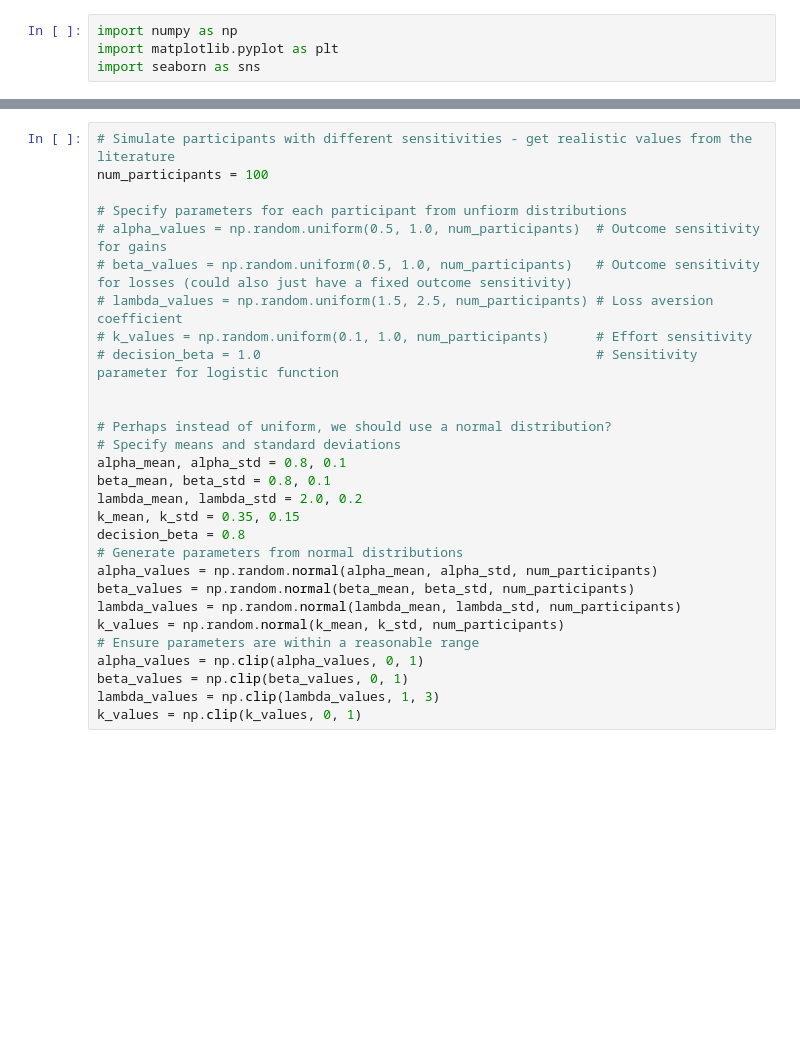
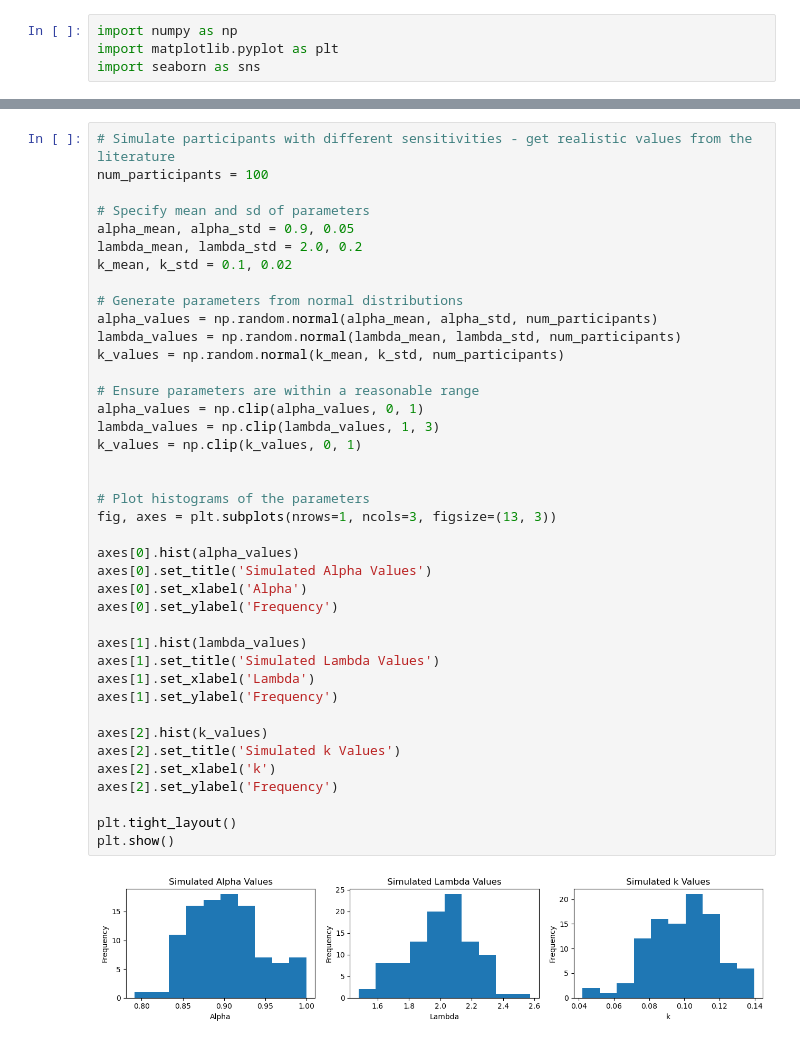
Before and after one commit to MajaFriedemann/reward-effort-task, a Jupyter notebook: simulate-task.ipynb, the cells around one changed output, grey strips where cells are left out. Drawn from its saved outputs; the diff is of its cells as text; blank space fills up the shorter version.

```diff
--- a/simulate-task.ipynb
+++ b/simulate-task.ipynb
@@ -34,31 +17,44 @@ effort_levels = np.linspace(5, 10, 6)      # 6 effort levels from 5 to 10
 # %%
 # Simulate participants with different sensitivities - get realistic values from the literature
 num_participants = 100
 
-# Specify parameters for each participant from unfiorm distributions
-# alpha_values = np.random.uniform(0.5, 1.0, num_participants)  # Outcome sensitivity for gains
-# beta_values = np.random.uniform(0.5, 1.0, num_participants)   # Outcome sensitivity for losses (could also just have a fixed outcome sensitivity)
-# lambda_values = np.random.uniform(1.5, 2.5, num_participants) # Loss aversion coefficient
-# k_values = np.random.uniform(0.1, 1.0, num_participants)      # Effort sensitivity
-# decision_beta = 1.0                                           # Sensitivity parameter for logistic function
+# Specify mean and sd of parameters
+alpha_mean, alpha_std = 0.9, 0.05
+lambda_mean, lambda_std = 2.0, 0.2
+k_mean, k_std = 0.1, 0.02
+
+# Generate parameters from normal distributions
+alpha_values = np.random.normal(alpha_mean, alpha_std, num_participants)
+lambda_values = np.random.normal(lambda_mean, lambda_std, num_participants)
+k_values = np.random.normal(k_mean, k_std, num_participants)
+
+# Ensure parameters are within a reasonable range
+alpha_values = np.clip(alpha_values, 0, 1)
+lambda_values = np.clip(lambda_values, 1, 3)
+k_values = np.clip(k_values, 0, 1)
 
 
-# Perhaps instead of uniform, we should use a normal distribution?
-# Specify means and standard deviations
-alpha_mean, alpha_std = 0.8, 0.1
-beta_mean, beta_std = 0.8, 0.1
-lambda_mean, lambda_std = 2.0, 0.2
-k_mean, k_std = 0.35, 0.15
-decision_beta = 0.8
-# Generate parameters from normal distributions
-alpha_values = np.random.normal(alpha_mean, alpha_std, num_participants)
-beta_values = np.random.normal(beta_mean, beta_std, num_participants)
-lambda_values = np.random.normal(lambda_mean, lambda_std, num_participants)
-k_values = np.random.normal(k_mean, k_std, num_participants)
-# Ensure parameters are within a reasonable range
-alpha_values = np.clip(alpha_values, 0, 1)
-beta_values = np.clip(beta_values, 0, 1)
-lambda_values = np.clip(lambda_values, 1, 3)
-k_values = np.clip(k_values, 0, 1)
+# Plot histograms of the parameters
+fig, axes = plt.subplots(nrows=1, ncols=3, figsize=(13, 3))
+
+axes[0].hist(alpha_values)
+axes[0].set_title('Simulated Alpha Values')
+axes[0].set_xlabel('Alpha')
+axes[0].set_ylabel('Frequency')
+
+axes[1].hist(lambda_values)
+axes[1].set_title('Simulated Lambda Values')
+axes[1].set_xlabel('Lambda')
+axes[1].set_ylabel('Frequency')
+
+axes[2].hist(k_values)
+axes[2].set_title('Simulated k Values')
+axes[2].set_xlabel('k')
+axes[2].set_ylabel('Frequency')
+
+plt.tight_layout()
+plt.show()
+# %% [output]
+[figure, added]
 # %%
 # Function to calculate net value based on outcome, effort, reward sensitivity alpha, loss sensitivty beta, effort sensitivity k, and loss aversion lambda
```
Also changed, not shown: parts of 10 cells of this notebook.
